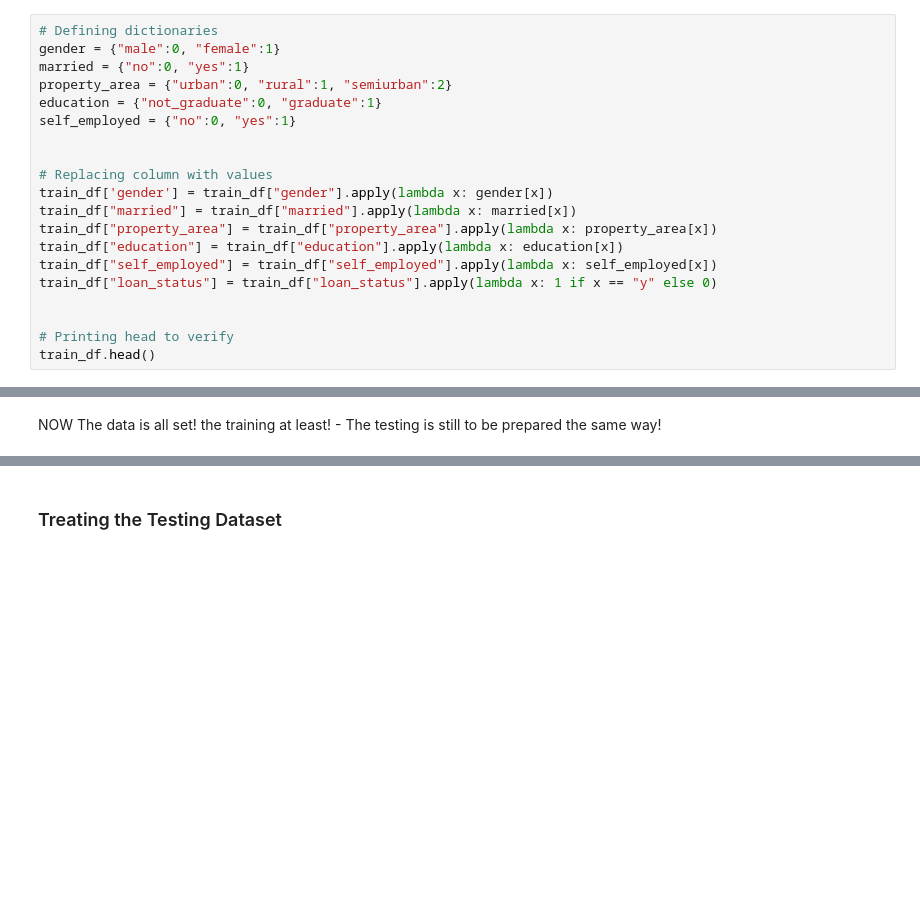
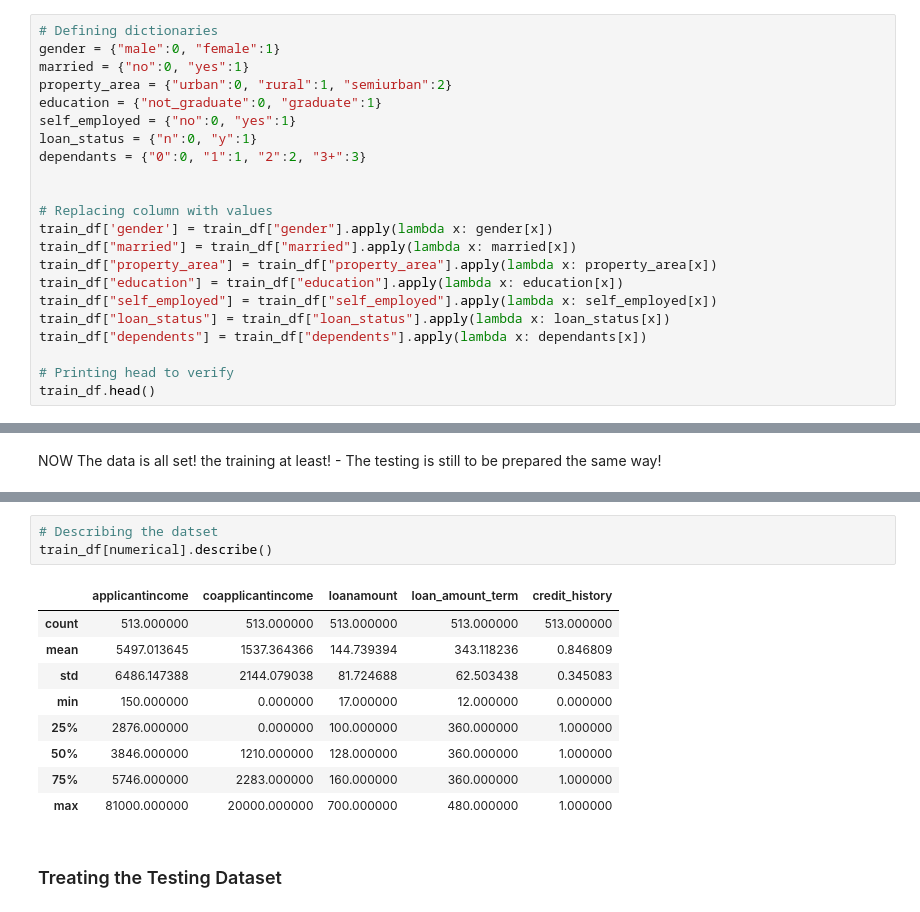
Before and after one commit to allaalmouiz/loan_acceptance_prediction, a Jupyter notebook: Loan_Acceptance_Prediction_Challange_AlaaAlmouiz(S2026_176).ipynb, the cells around one changed output, grey strips where cells are left out. Saved outputs shown, nothing was run; the diff lists cells and outputs as text; blank space fills up the shorter version.

```diff
--- a/Loan_Acceptance_Prediction_Challange_AlaaAlmouiz(S2026_176).ipynb
+++ b/Loan_Acceptance_Prediction_Challange_AlaaAlmouiz(S2026_176).ipynb
@@ -394,6 +395,8 @@ married = {"no":0, "yes":1}
 property_area = {"urban":0, "rural":1, "semiurban":2}
 education = {"not_graduate":0, "graduate":1}
 self_employed = {"no":0, "yes":1}
+loan_status = {"n":0, "y":1}
+dependants = {"0":0, "1":1, "2":2, "3+":3}
 
 
 # Replacing column with values
@@ -402,8 +405,8 @@ train_df["married"] = train_df["married"].apply(lambda x: married[x])
 train_df["property_area"] = train_df["property_area"].apply(lambda x: property_area[x])
 train_df["education"] = train_df["education"].apply(lambda x: education[x])
 train_df["self_employed"] = train_df["self_employed"].apply(lambda x: self_employed[x])
-train_df["loan_status"] = train_df["loan_status"].apply(lambda x: 1 if x == "y" else 0)
-
+train_df["loan_status"] = train_df["loan_status"].apply(lambda x: loan_status[x])
+train_df["dependents"] = train_df["dependents"].apply(lambda x: dependants[x])
 
 # Printing head to verify
 train_df.head()
@@ -486,3 +498,16 @@ NOW The data is all set! the training at least! - The testing is still to be pre
+# %%
+# Describing the datset
+train_df[numerical].describe()
+# %% [output]
+|  | applicantincome | coapplicantincome | loanamount | loan_amount_term | credit_history |
+| count | 513.000000 | 513.000000 | 513.000000 | 513.000000 | 513.000000 |
+| mean | 5497.013645 | 1537.364366 | 144.739394 | 343.118236 | 0.846809 |
+| std | 6486.147388 | 2144.079038 | 81.724688 | 62.503438 | 0.345083 |
+| min | 150.000000 | 0.000000 | 17.000000 | 12.000000 | 0.000000 |
+| 25% | 2876.000000 | 0.000000 | 100.000000 | 360.000000 | 1.000000 |
+| 50% | 3846.000000 | 1210.000000 | 128.000000 | 360.000000 | 1.000000 |
+| 75% | 5746.000000 | 2283.000000 | 160.000000 | 360.000000 | 1.000000 |
+| max | 81000.000000 | 20000.000000 | 700.000000 | 480.000000 | 1.000000 |
 # %% [markdown]
 ### Treating the Testing Dataset
 # %%
```
Also changed, not shown: parts of 4 cells of this notebook.
